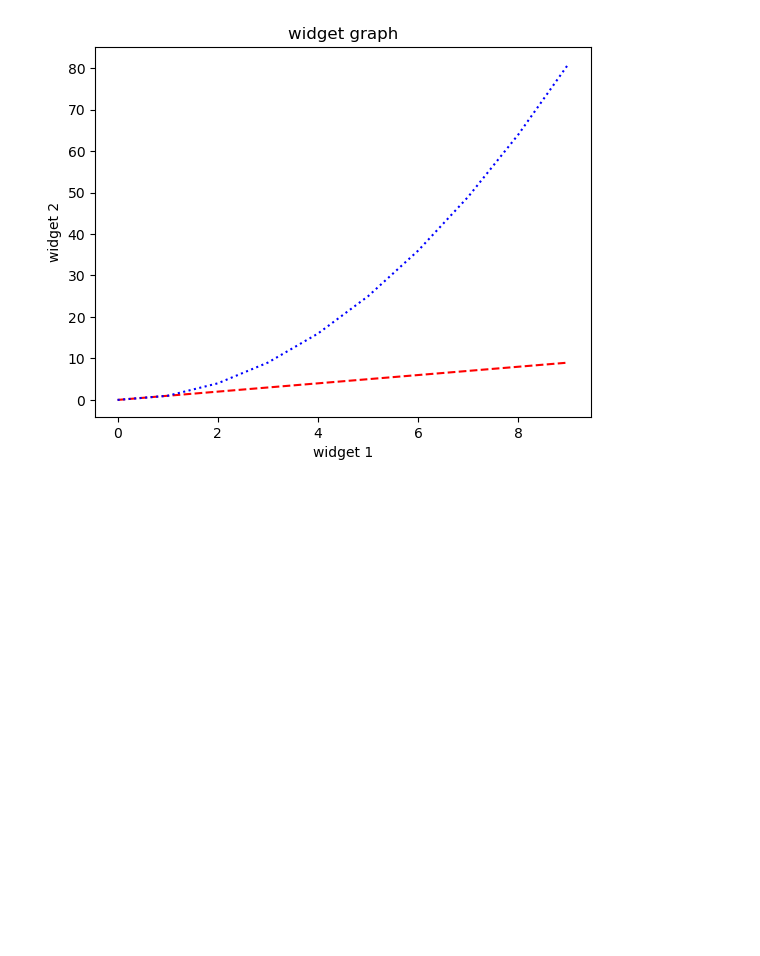
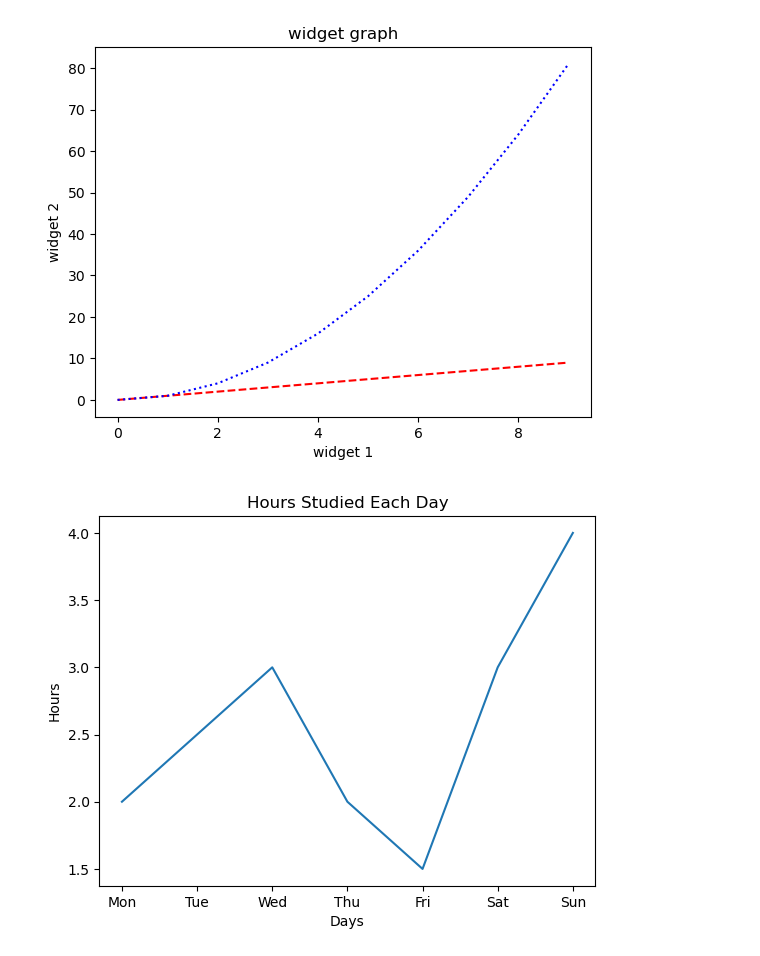
Before and after one commit to peterbull/fai-pt2-nbs, a Jupyter notebook: sidebars/python_matplotlib.ipynb, the cells around one changed output. Saved outputs shown, nothing was run; the diff lists cells and outputs as text; code cells hidden in the pictures; blank space fills up the shorter version.

```diff
--- a/sidebars/python_matplotlib.ipynb
+++ b/sidebars/python_matplotlib.ipynb
@@ -33,0 +36,11 @@ Text(0, 0.5, 'widget 2')
+# %%
+days = ['Mon', 'Tue', 'Wed', 'Thu', 'Fri', 'Sat', 'Sun']
+hours = [2, 2.5, 3, 2, 1.5, 3, 4]
+
+plt.plot(days, hours)
+plt.title('Hours Studied Each Day')
+plt.xlabel("Days")
+plt.ylabel("Hours")
+plt.show()
+# %% [output]
+[figure, added]
```
Also changed, not shown: parts of 4 cells of this notebook, 1 other file.
